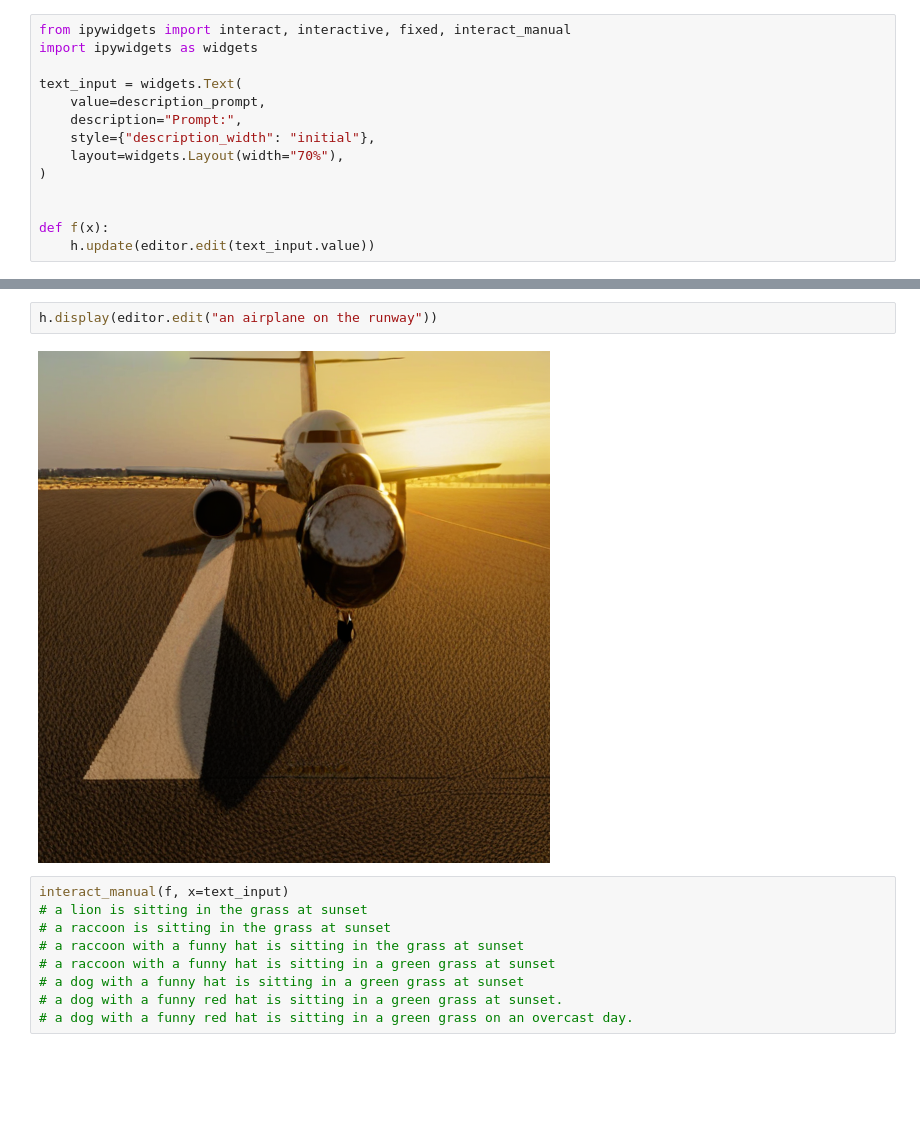
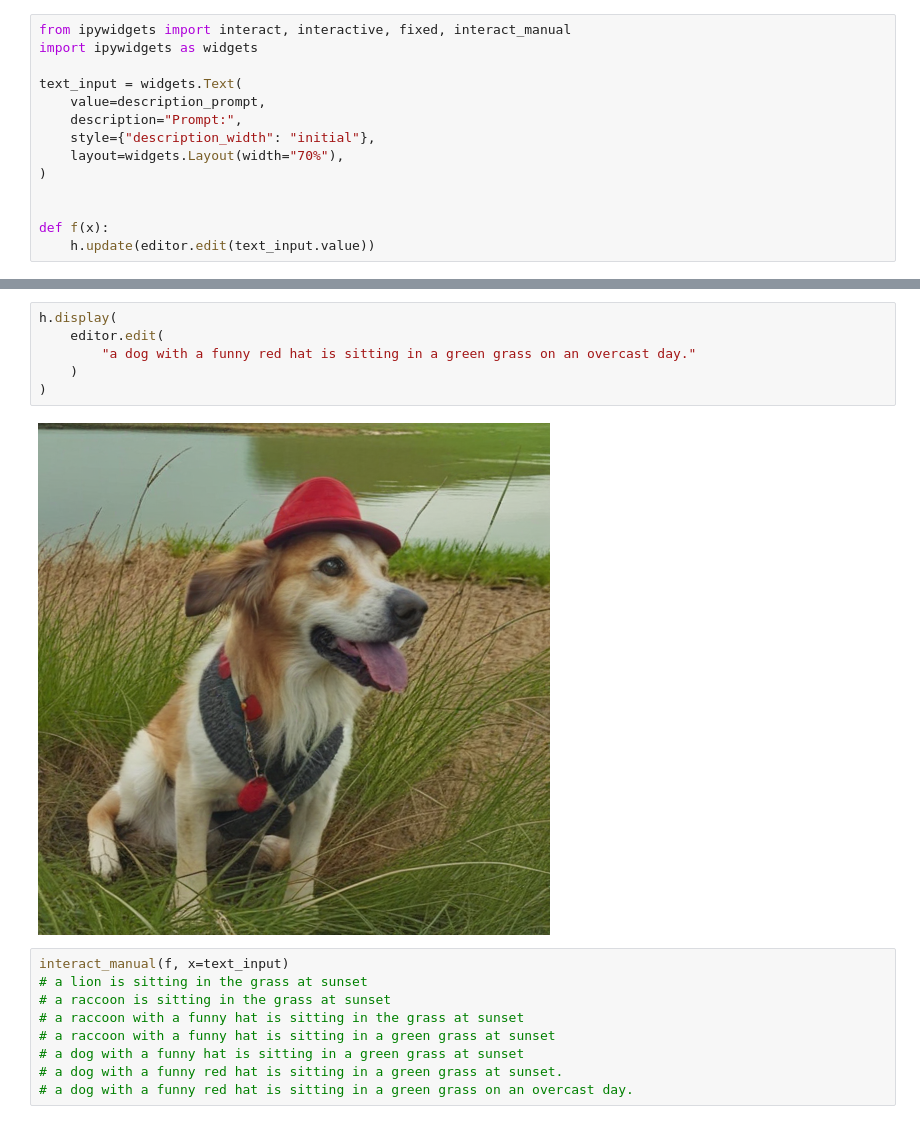
Before and after one commit to tropylium/NewtonRaphsonInversion, a Jupyter notebook: RealTimeEditingNotebook.ipynb, the cells around one changed output, grey strips where cells are left out. Cells and saved outputs as stored; diff of their text form; blank space fills up the shorter version.

```diff
--- a/RealTimeEditingNotebook.ipynb
+++ b/RealTimeEditingNotebook.ipynb
@@ -184,7 +202,11 @@ h.display(editor.edit(description_prompt))
-# %%
-h.display(editor.edit("an airplane on the runway"))
-# %% [output]
-[figure, removed]
+# %%
+h.display(
+    editor.edit(
+        "a dog with a funny red hat is sitting in a green grass on an overcast day."
+    )
+)
+# %% [output]
+[figure, added]
 # %%
 interact_manual(f, x=text_input)
 # a lion is sitting in the grass at sunset
```
Also changed, not shown: parts of 3 cells of this notebook, 1 other file.
